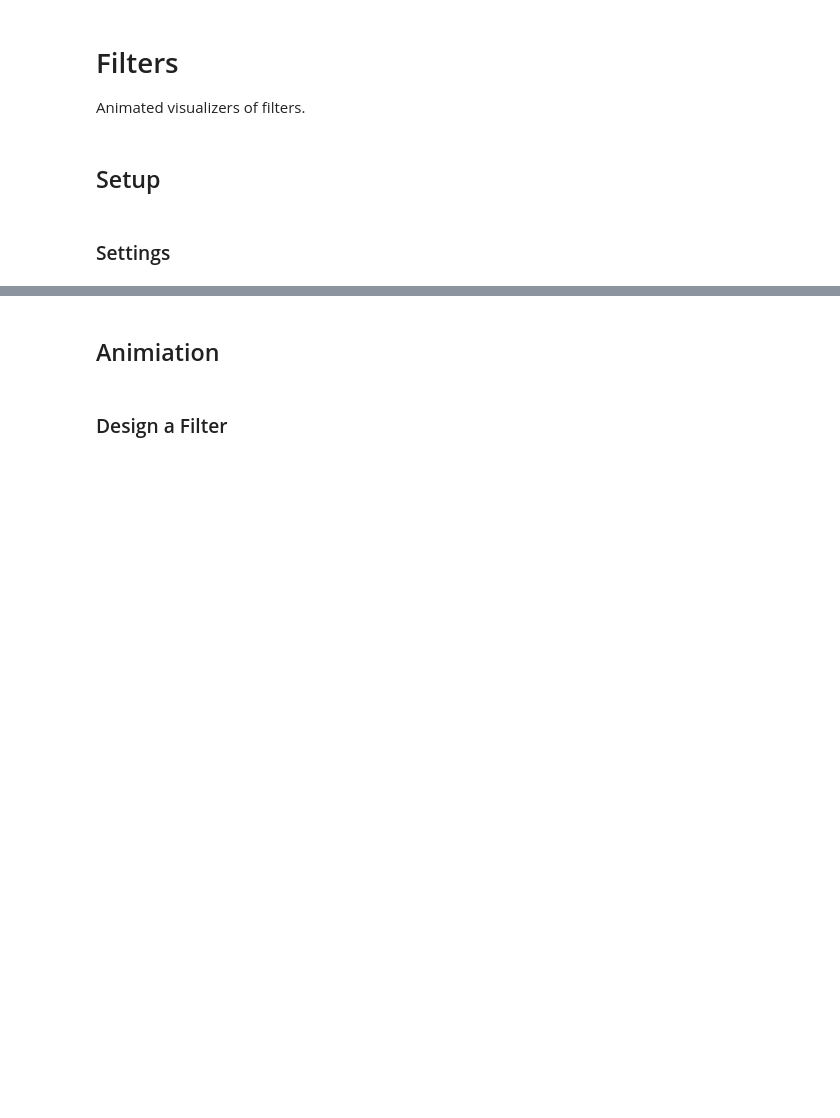
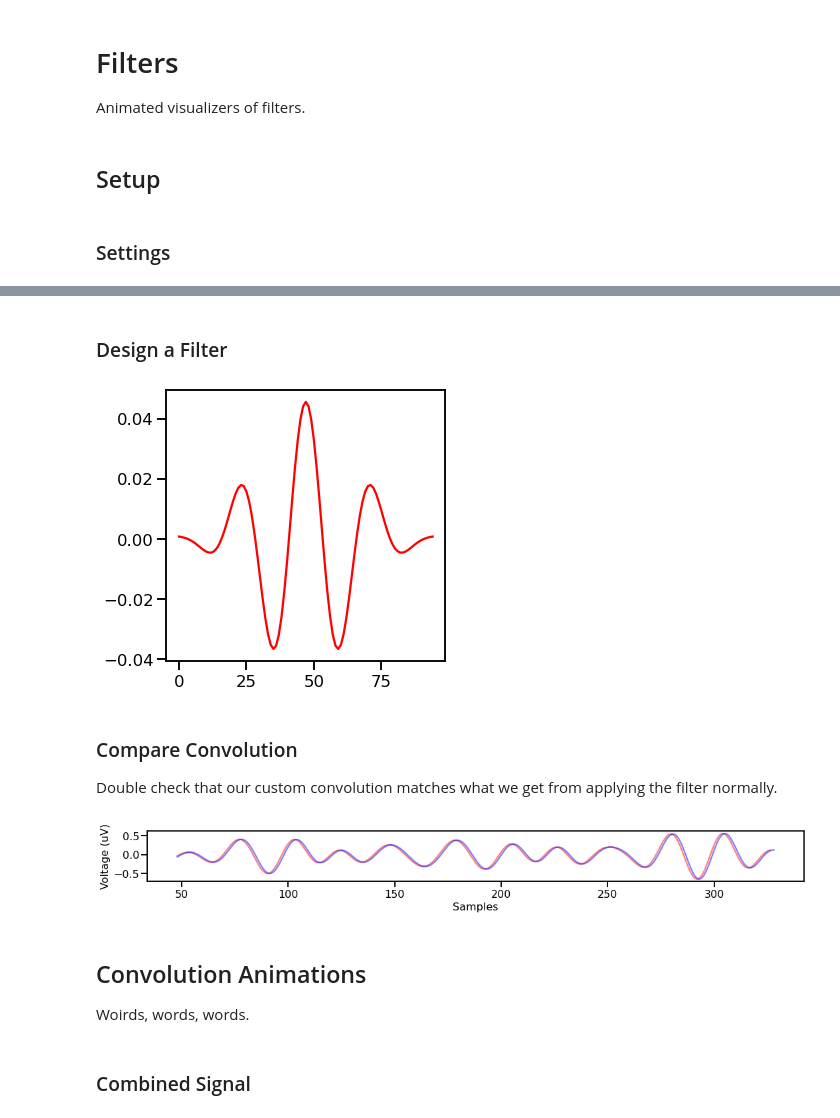
Before and after one commit to TomDonoghue/SigViz, a Jupyter notebook: notebooks/04-filters.ipynb, the cells around one changed output, grey strips where cells are left out. Saved outputs shown, nothing was run; the diff lists cells and outputs as text; code cells hidden in the pictures; blank space fills up the shorter version.

Commit message:
work on filters

```diff
--- a/notebooks/04-filters.ipynb
+++ b/notebooks/04-filters.ipynb
@@ -33,5 +38,5 @@ sns.set_context('talk')
 set_random_seed(505)
 # %%
 # Signal settings
-fs = 500
-n_seconds = 2.5
+fs = 250
+n_seconds = 1.5
@@ -38,9 +48,18 @@ n_seconds = 2.5
+# %% [markdown]
+### Design a Filter
 # %%
 # Filter settings
 pass_type = 'bandpass'
 f_range = (8, 12)
 #f_range = 10
-# %% [markdown]
-## Animiation
-# %% [markdown]
-### Design a Filter
+# %%
+filt_coefs = design_fir_filter(fs, pass_type, f_range)
+samps = create_samples(len(filt_coefs))
+# %%
+plot_data(filt_coefs, color='red')
+# %% [output]
+[figure, added]
+# %% [markdown]
+### Compare Convolution
+
+Double check that our custom convolution matches what we get from applying the filter normally.
@@ -46,0 +71,12 @@ f_range = (8, 12)
+# %%
+_, ax = plt.subplots(figsize=(15, 2))
+plot_time_series(None, out, colors='red', alpha=0.5, ax=ax)
+plot_time_series(None, out2, colors='blue', alpha=0.5, ax=ax)
+# %% [output]
+[figure, added]
+# %% [markdown]
+## Convolution Animations
+
+Woirds, words, words.
+# %% [markdown]
+### Combined Signal
```
Also changed, not shown: parts of 59 cells of this notebook.
